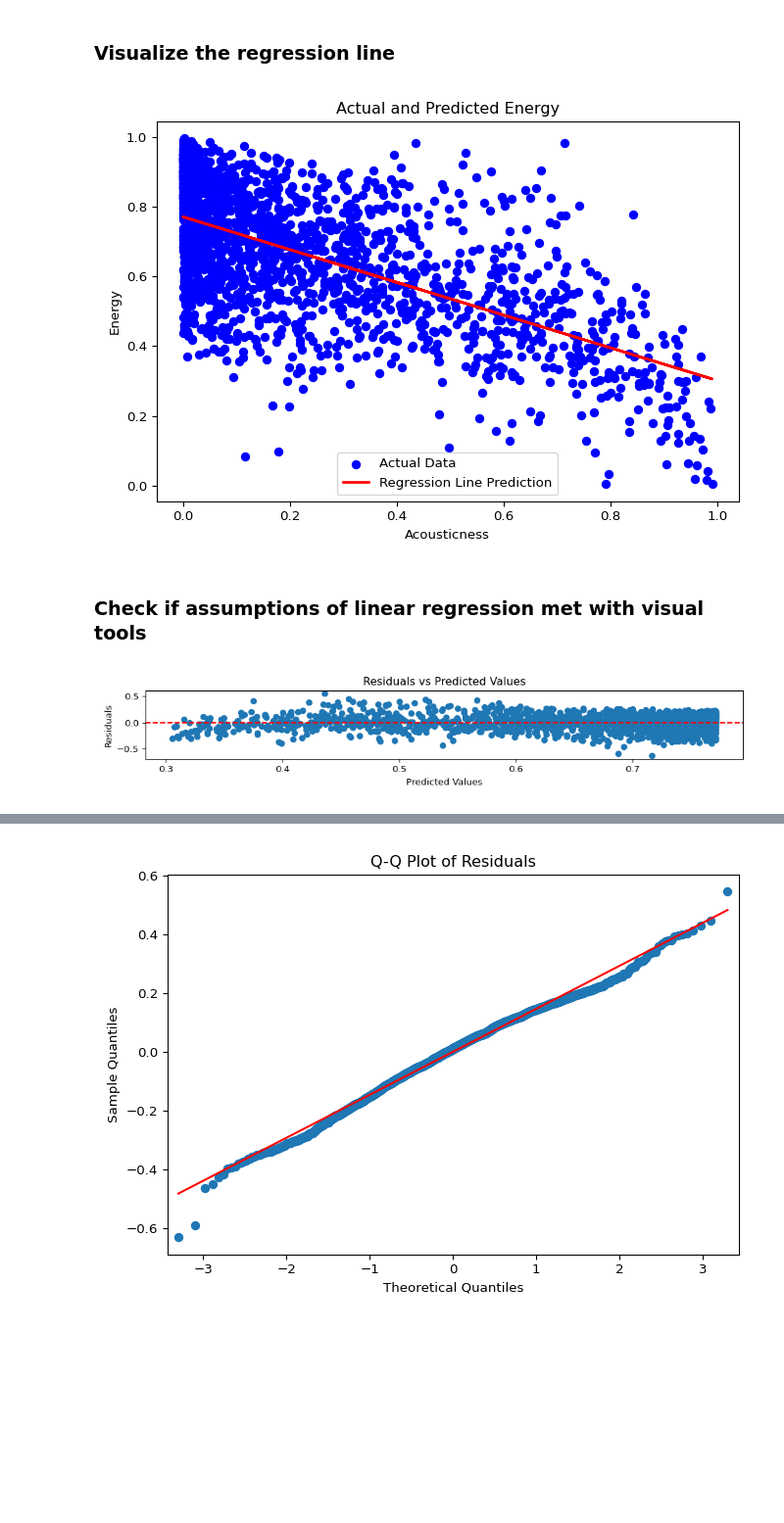
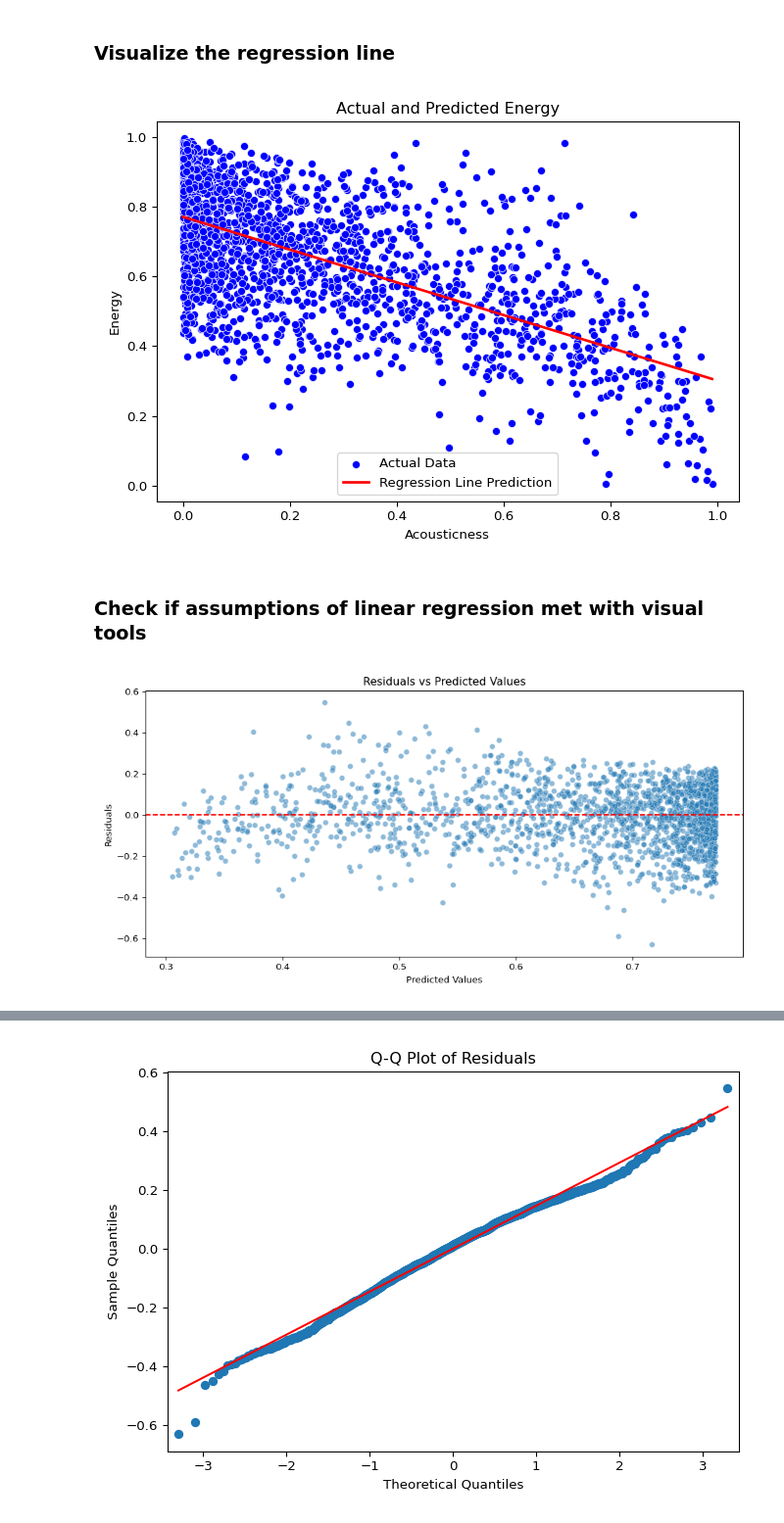
Before and after one commit to ismayc/oreilly-statistical-modeling-and-inference-with-python, a Jupyter notebook: exercises_solutions.ipynb, the cells around one changed output, grey strips where cells are left out. Shown at 98% size. Cells and saved outputs as stored; diff of their text form; code cells hidden in the pictures; blank space fills up the shorter version.

```diff
--- a/exercises_solutions.ipynb
+++ b/exercises_solutions.ipynb
@@ -68,8 +68,10 @@ Predicted energy for acousticness = 0.35: 0.61
 ### Visualize the regression line
 # %%
 # Plotting the results
-plt.scatter(X, y, color='blue', label='Actual Data');
-plt.plot(X, y_pred, color='red', linewidth=2, label='Regression Line Prediction');
+sns.scatterplot(x=X.acousticness, y=y, color='blue',
+                label='Actual Data');
+sns.lineplot(x=X.acousticness, y=y_pred, color='red',
+             label='Regression Line Prediction', linewidth=2);
 plt.xlabel('Acousticness');
 plt.ylabel('Energy');
 plt.title('Actual and Predicted Energy');
@@ -77,21 +79,21 @@ plt.tight_layout();
 plt.legend();
 plt.show();
 # %% [output]
-[figure, old version]
+[figure, new version]
 # %% [markdown]
 ### Check if assumptions of linear regression met with visual tools
 # %%
 # Check for Homoscedasticity
 residuals = y - y_pred
-plt.figure(figsize=(10, 2))
-plt.scatter(y_pred, residuals)
+plt.figure(figsize=(10, 5))
+sns.scatterplot(x=y_pred, y=residuals, alpha=0.5)
 plt.axhline(y=0, color='r', linestyle='--')
 plt.xlabel('Predicted Values')
 plt.ylabel('Residuals')
 plt.title('Residuals vs Predicted Values')
 plt.tight_layout()
 plt.show();
 # %% [output]
-[figure, old version]
+[figure, new version]
 # %%
 # Check for Normality of Residuals
```
Also changed, not shown: parts of 19 cells of this notebook, 1 other file.
